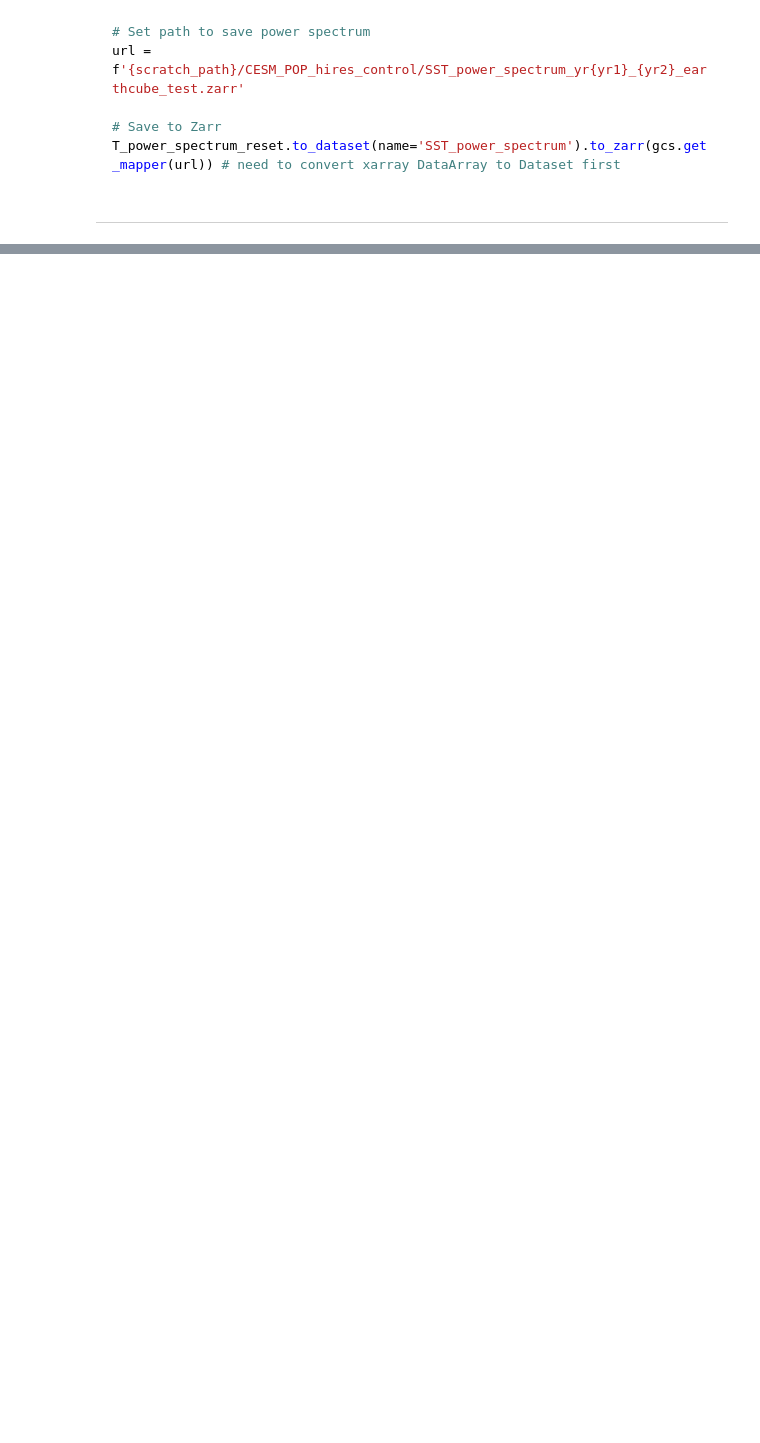
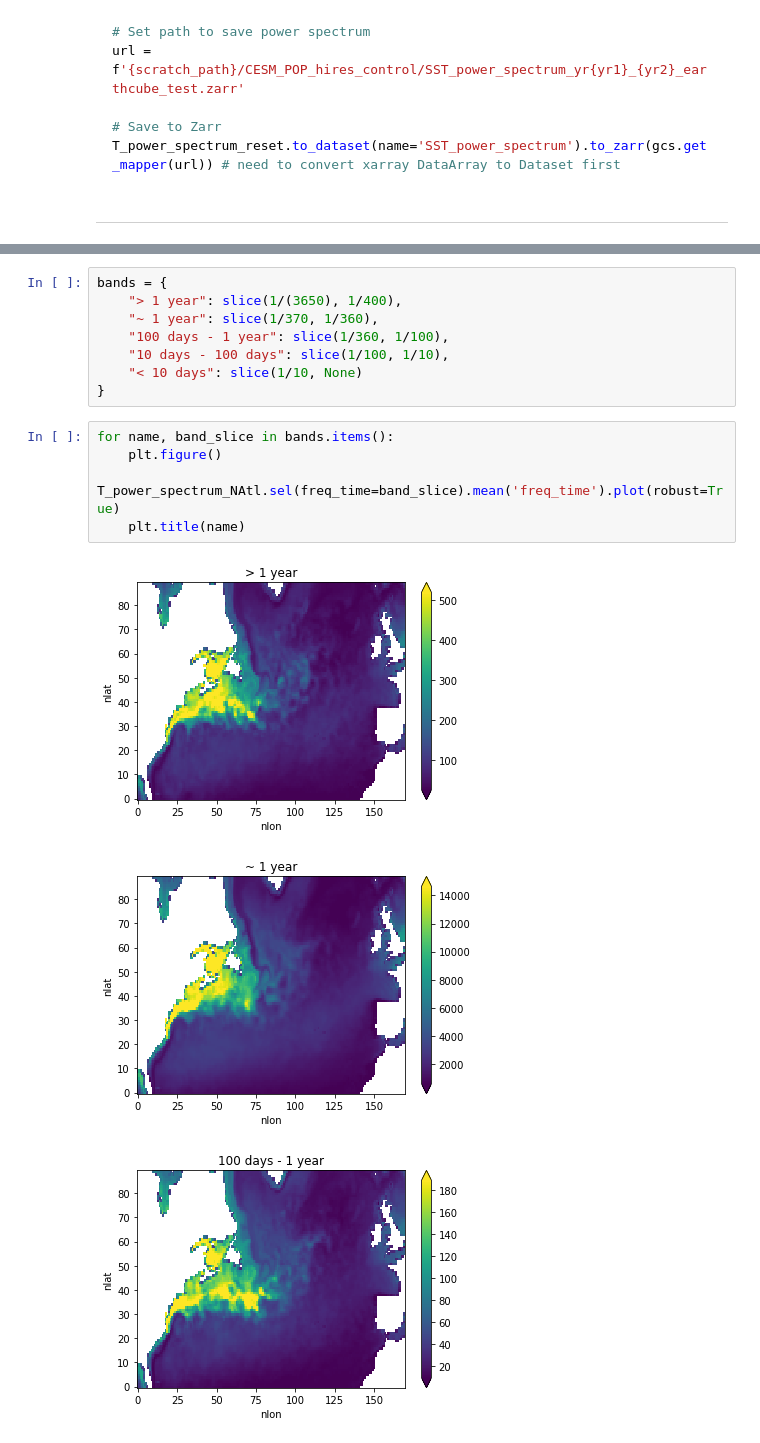
Before and after one commit to paigem/EC2021_Martin_and_Abernathey, a Jupyter notebook: PM_01_Frequency-Domain_Analysis_of_Large_Datasets.ipynb, the cells around one changed output, grey strips where cells are left out. Saved outputs shown, nothing was run; the diff lists cells and outputs as text; blank space fills up the shorter version.

```diff
--- a/PM_01_Frequency-Domain_Analysis_of_Large_Datasets.ipynb
+++ b/PM_01_Frequency-Domain_Analysis_of_Large_Datasets.ipynb
@@ -326,0 +428,17 @@ Text(0.5, 1.0, 'Power spectrum (1 - 10 days)')
+# %%
+bands = {
+    "> 1 year": slice(1/(3650), 1/400),
+    "~ 1 year": slice(1/370, 1/360),
+    "100 days - 1 year": slice(1/360, 1/100),
+    "10 days - 100 days": slice(1/100, 1/10),
+    "< 10 days": slice(1/10, None)
+}
+# %%
+for name, band_slice in bands.items():
+    plt.figure()
+    T_power_spectrum_NAtl.sel(freq_time=band_slice).mean('freq_time').plot(robust=True)
+    plt.title(name)
+# %% [output]
+[figure, added]
+[figure, added]
+[figure, added]
```
Also changed, not shown: parts of 42 cells of this notebook.
